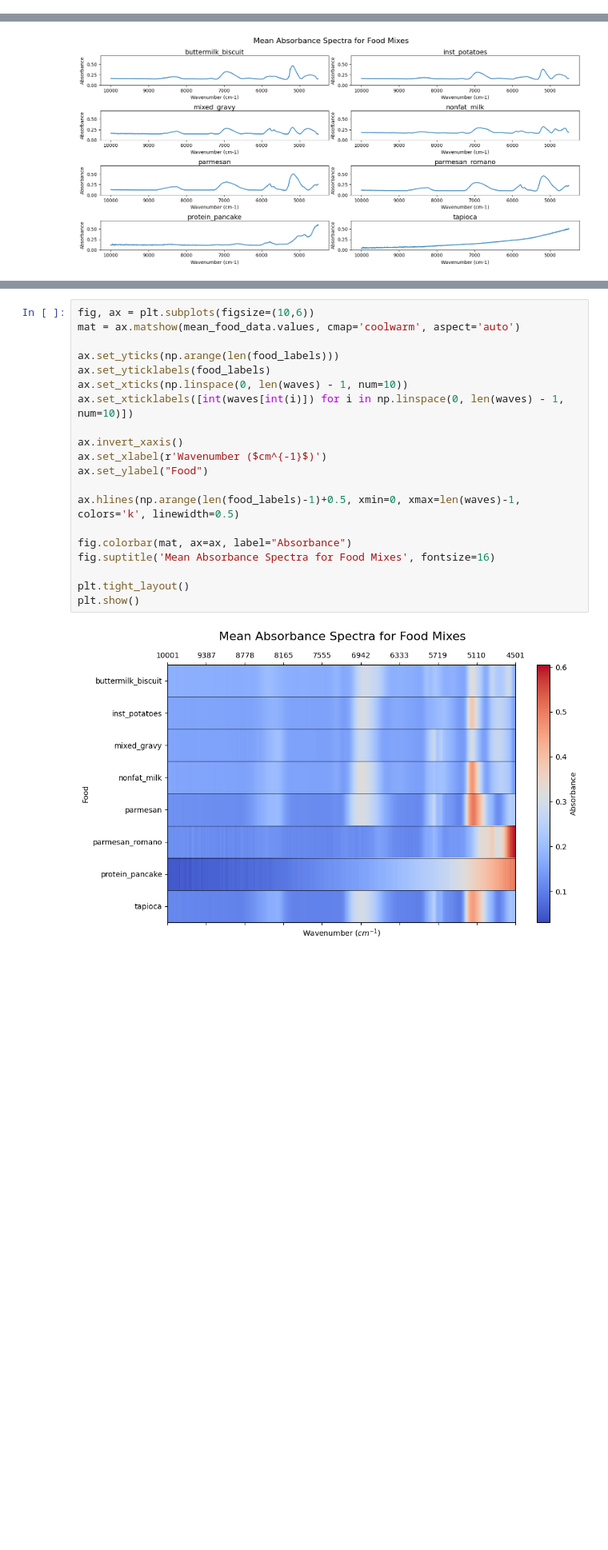
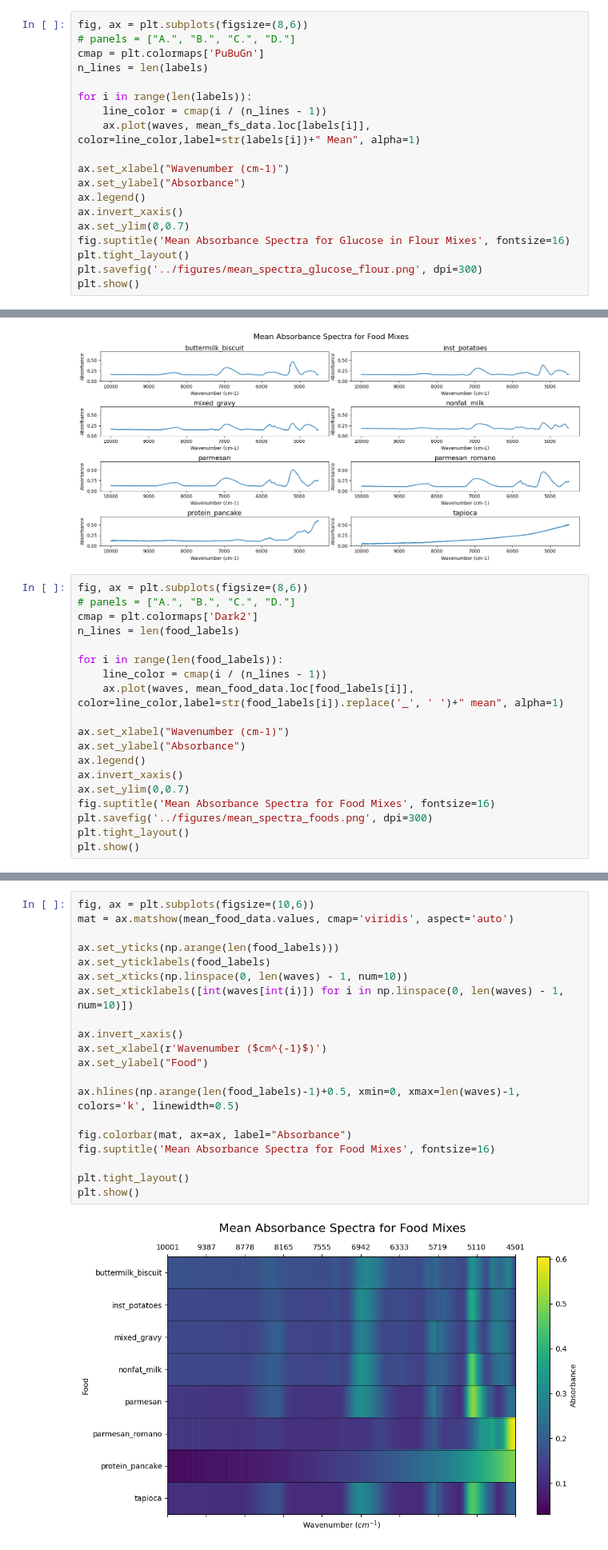
Before and after one commit to davissineath/FT-NIR_ML_Predictions, a Jupyter notebook: PLS_model/PLS.ipynb, the cells around one changed output, grey strips where cells are left out. Shown at 80% size. Saved outputs shown, nothing was run; the diff lists cells and outputs as text; blank space fills up the shorter version.

```diff
--- a/PLS_model/PLS.ipynb
+++ b/PLS_model/PLS.ipynb
@@ -73,3 +73,22 @@ foods_glucose_map = {
 }
 # %% [markdown]
 ## Visualize Spectra
+# %%
+fig, ax = plt.subplots(figsize=(8,6))
+# panels = ["A.", "B.", "C.", "D."]
+cmap = plt.colormaps['PuBuGn']
+n_lines = len(labels)
+
+for i in range(len(labels)):
+    line_color = cmap(i / (n_lines - 1))
+    ax.plot(waves, mean_fs_data.loc[labels[i]], color=line_color,label=str(labels[i])+" Mean", alpha=1)
+
+ax.set_xlabel("Wavenumber (cm-1)")
+ax.set_ylabel("Absorbance")
+ax.legend()
+ax.invert_xaxis()
+ax.set_ylim(0,0.7)
+fig.suptitle('Mean Absorbance Spectra for Glucose in Flour Mixes', fontsize=16)
+plt.tight_layout()
+plt.savefig('../figures/mean_spectra_glucose_flour.png', dpi=300)
+plt.show()
@@ -111,3 +132,22 @@ plt.tight_layout()
 plt.show()
 # %% [output]
 [figure]
+# %%
+fig, ax = plt.subplots(figsize=(8,6))
+# panels = ["A.", "B.", "C.", "D."]
+cmap = plt.colormaps['Dark2']
+n_lines = len(food_labels)
+
+for i in range(len(food_labels)):
+    line_color = cmap(i / (n_lines - 1))
+    ax.plot(waves, mean_food_data.loc[food_labels[i]], color=line_color,label=str(food_labels[i]).replace('_', ' ')+" mean", alpha=1)
+
+ax.set_xlabel("Wavenumber (cm-1)")
+ax.set_ylabel("Absorbance")
+ax.legend()
+ax.invert_xaxis()
+ax.set_ylim(0,0.7)
+fig.suptitle('Mean Absorbance Spectra for Food Mixes', fontsize=16)
+plt.savefig('../figures/mean_spectra_foods.png', dpi=300)
+plt.tight_layout()
+plt.show()
@@ -136,22 +178,22 @@ plt.show()
 # %%
 fig, ax = plt.subplots(figsize=(10,6))
-mat = ax.matshow(mean_food_data.values, cmap='coolwarm', aspect='auto')
+mat = ax.matshow(mean_food_data.values, cmap='viridis', aspect='auto')
 
 ax.set_yticks(np.arange(len(food_labels)))
 ax.set_yticklabels(food_labels)
 ax.set_xticks(np.linspace(0, len(waves) - 1, num=10))
 ax.set_xticklabels([int(waves[int(i)]) for i in np.linspace(0, len(waves) - 1, num=10)])
 
 ax.invert_xaxis()
 ax.set_xlabel(r'Wavenumber ($cm^{-1}$)')
 ax.set_ylabel("Food")
 
 ax.hlines(np.arange(len(food_labels)-1)+0.5, xmin=0, xmax=len(waves)-1, colors='k', linewidth=0.5)
 
 fig.colorbar(mat, ax=ax, label="Absorbance")
 fig.suptitle('Mean Absorbance Spectra for Food Mixes', fontsize=16)
 
 plt.tight_layout()
 plt.show()
 # %% [output]
-[figure, old version]
+[figure, new version]
```
Also changed, not shown: parts of 21 cells of this notebook, 8 other files.
